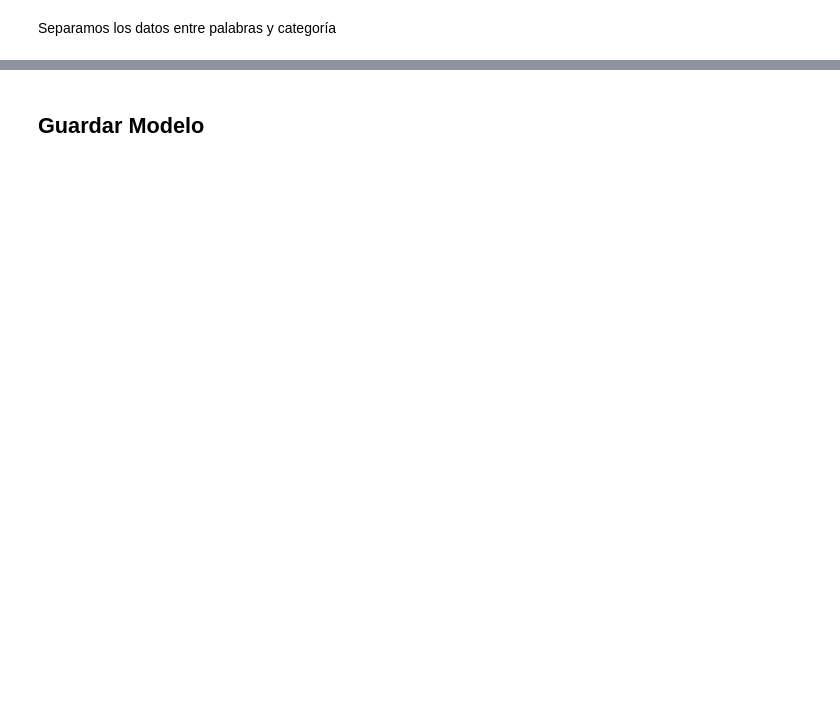
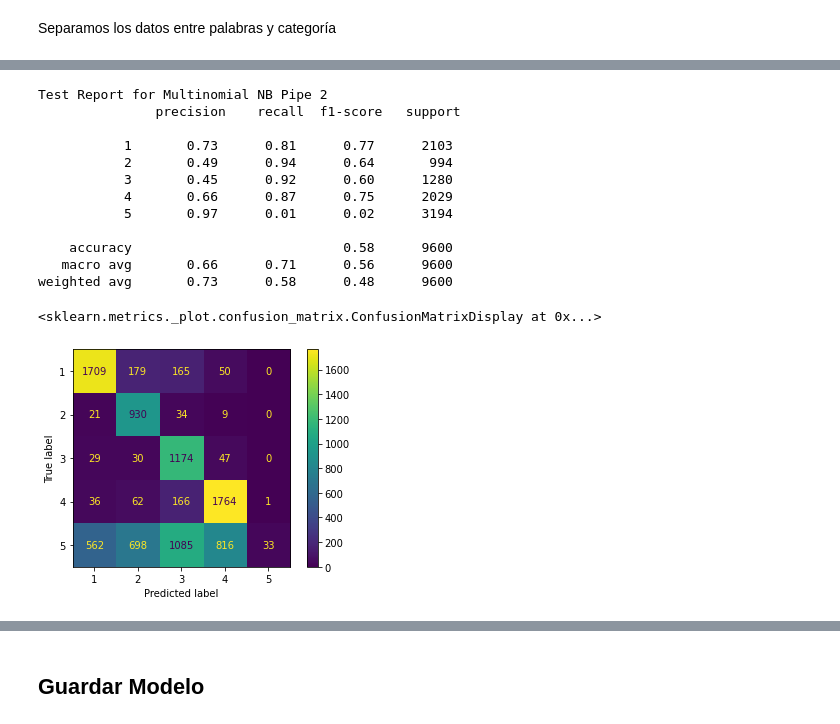
Before and after one commit to sofiaalvarezlopez/Proyecto-1-BI, a Jupyter notebook: OneVsRest.ipynb, the cells around one changed output, grey strips where cells are left out. Saved outputs shown, nothing was run; the diff lists cells and outputs as text; code cells hidden in the pictures; blank space fills up the shorter version.

```diff
--- a/OneVsRest.ipynb
+++ b/OneVsRest.ipynb
@@ -63,0 +236,22 @@ print(final_model.predict(["A new technique of surgical treatment of chronic duo
+# %%
+y_pred2 = grid_selector2.predict(abstracts)
+report_pipe_p2 = classification_report(Y_train, y_pred2)
+print("Test Report for Multinomial NB Pipe 2\n", report_pipe_p2)
+cm = confusion_matrix(Y_train, y_pred2)
+disp = ConfusionMatrixDisplay(confusion_matrix=cm, display_labels= grid_selector2.classes_)
+disp.plot()
+# %% [output]
+Test Report for Multinomial NB Pipe 2
+               precision    recall  f1-score   support
+
+           1       0.73      0.81      0.77      2103
+           2       0.49      0.94      0.64       994
+           3       0.45      0.92      0.60      1280
+           4       0.66      0.87      0.75      2029
+           5       0.97      0.01      0.02      3194
+
+    accuracy                           0.58      9600
+   macro avg       0.66      0.71      0.56      9600
+weighted avg       0.73      0.58      0.48      9600
+<sklearn.metrics._plot.confusion_matrix.ConfusionMatrixDisplay at 0x...>
+[figure, added]
```
Also changed, not shown: parts of 20 cells of this notebook, 1 other file.
